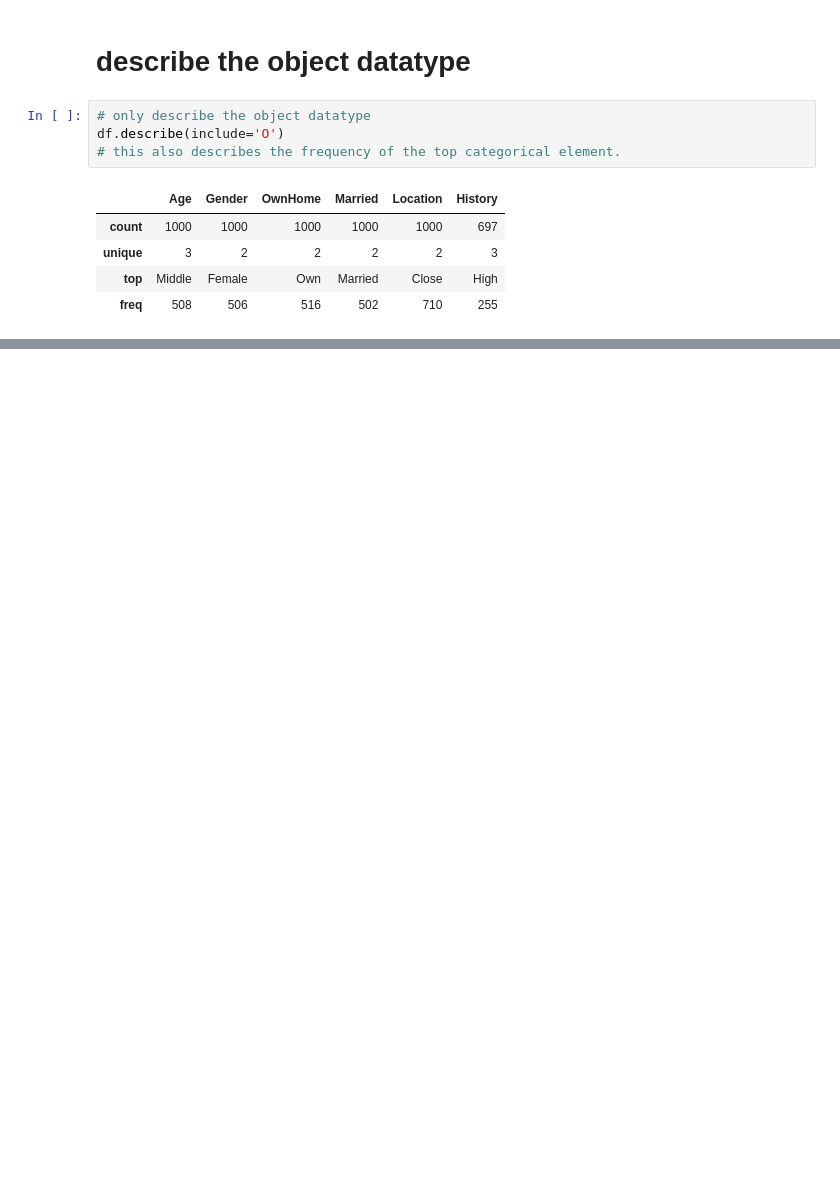
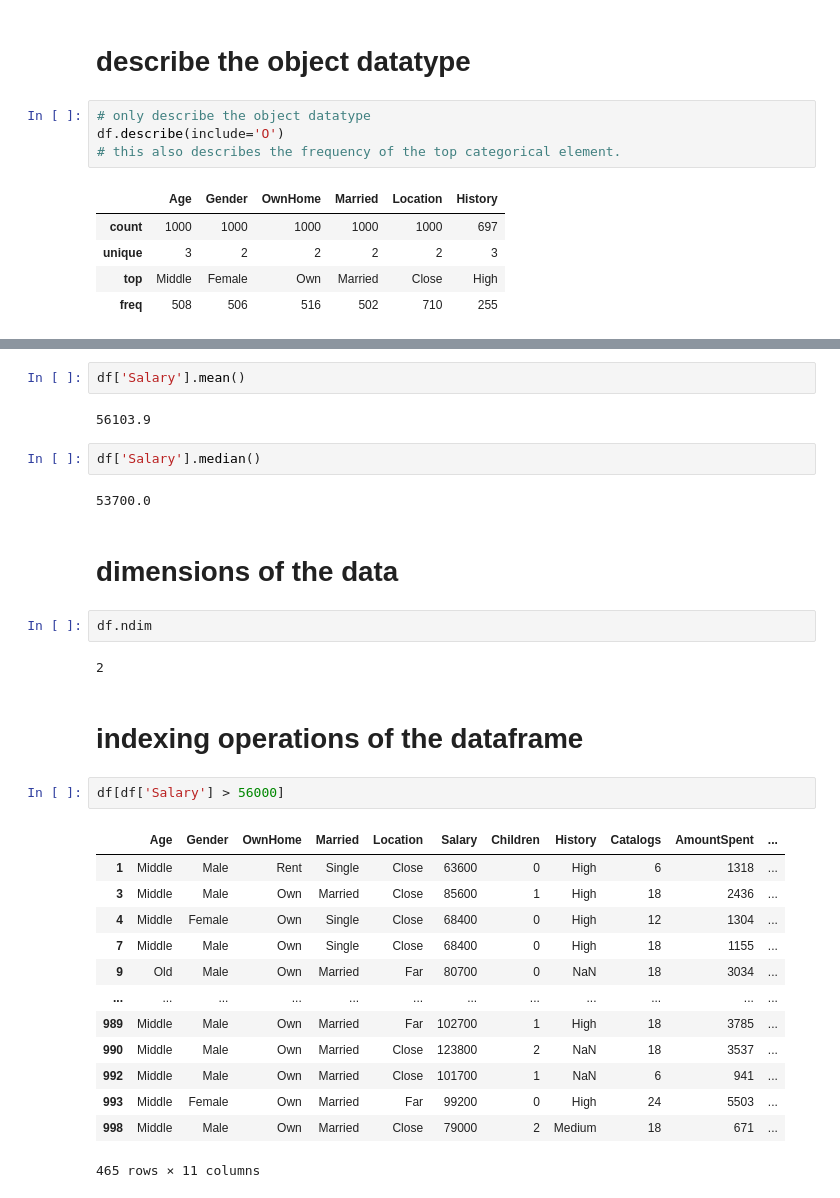
Before and after one commit to kshirsagarsiddharth/manipal_data_science, a Jupyter notebook: pandas_manipal.ipynb, the cells around one changed output, grey strips where cells are left out. Cells and saved outputs as stored; diff of their text form; blank space fills up the shorter version.

```diff
--- a/pandas_manipal.ipynb
+++ b/pandas_manipal.ipynb
@@ -514,0 +526,32 @@ Length: 697, dtype: int64
+# %%
+df['Salary'].mean()
+# %% [output]
+56103.9
+# %%
+df['Salary'].median()
+# %% [output]
+53700.0
+# %% [markdown]
+# dimensions of the data
+# %%
+df.ndim
+# %% [output]
+2
+# %% [markdown]
+# indexing operations of the dataframe
+# %%
+df[df['Salary'] > 56000]
+# %% [output]
+|  | Age | Gender | OwnHome | Married | Location | Salary | Children | History | Catalogs | AmountSpent | ... |
+| 1 | Middle | Male | Rent | Single | Close | 63600 | 0 | High | 6 | 1318 | ... |
+| 3 | Middle | Male | Own | Married | Close | 85600 | 1 | High | 18 | 2436 | ... |
+| 4 | Middle | Female | Own | Single | Close | 68400 | 0 | High | 12 | 1304 | ... |
+| 7 | Middle | Male | Own | Single | Close | 68400 | 0 | High | 18 | 1155 | ... |
+| 9 | Old | Male | Own | Married | Far | 80700 | 0 | NaN | 18 | 3034 | ... |
+| ... | ... | ... | ... | ... | ... | ... | ... | ... | ... | ... | ... |
+| 989 | Middle | Male | Own | Married | Far | 102700 | 1 | High | 18 | 3785 | ... |
+| 990 | Middle | Male | Own | Married | Close | 123800 | 2 | NaN | 18 | 3537 | ... |
+| 992 | Middle | Male | Own | Married | Close | 101700 | 1 | NaN | 6 | 941 | ... |
+| 993 | Middle | Female | Own | Married | Far | 99200 | 0 | High | 24 | 5503 | ... |
+| 998 | Middle | Male | Own | Married | Close | 79000 | 2 | Medium | 18 | 671 | ... |
+465 rows × 11 columns
```
Also changed, not shown: parts of 22 cells of this notebook.
